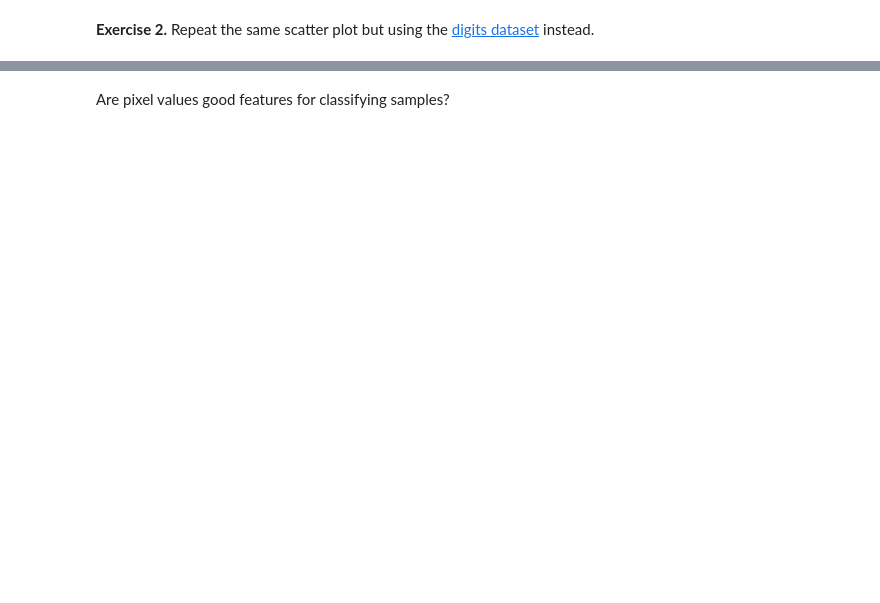
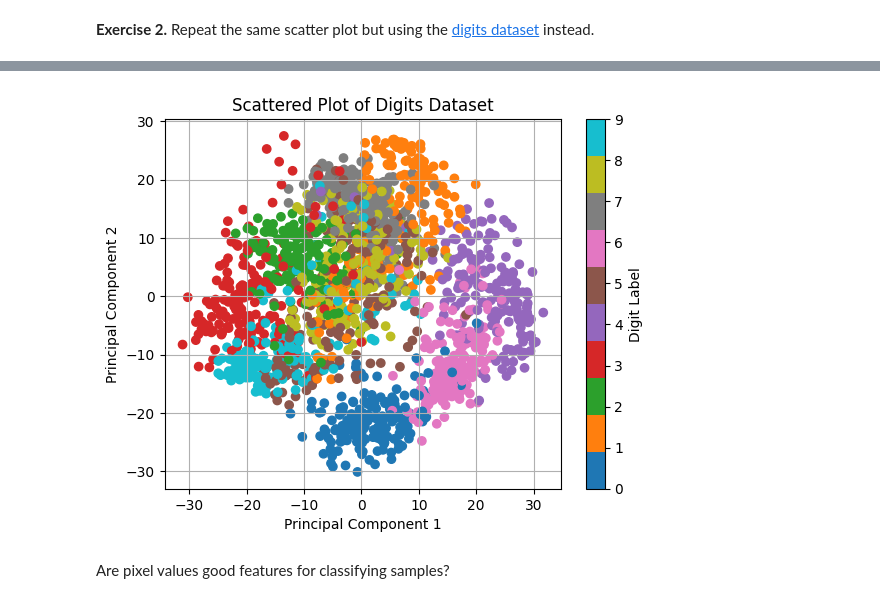
Before and after one commit to Ultiautomation/git-learning, a Jupyter notebook: notebooks/01_python_basics.ipynb, the cells around one changed output, grey strips where cells are left out. Cells and saved outputs as stored; diff of their text form; code cells hidden in the pictures; blank space fills up the shorter version.

```diff
--- a/notebooks/01_python_basics.ipynb
+++ b/notebooks/01_python_basics.ipynb
@@ -530,0 +599,8 @@ X, y = load_digits(return_X_y=True)
+# %%
+from sklearn.datasets import load_digits
+X, y = load_digits(return_X_y=True)
+# Since we have 64 features (8X8), we will need to reduce these dimensions using PCA to 2D inorder to plot on the scattered plot diagram
+from sklearn.decomposition import PCA
+pca = PCA(n_components=2)
+X_pca = pca.fit_transform(X)
+print(X_pca)
@@ -531,2 +615,12 @@ X, y = load_digits(return_X_y=True)
+# %%
+scatter = plt.scatter(X_pca[:,0], X_pca[:,1], c=y, cmap='tab10')
+plt.title('Scattered Plot of Digits Dataset')
+plt.xlabel('Principal Component 1')
+plt.ylabel('Principal Component 2')
+plt.colorbar(scatter, label='Digit Label')
+plt.grid(True)
+plt.show()
+# %% [output]
+[figure, added]
 # %% [markdown]
 Are pixel values good features for classifying samples?
```
Also changed, not shown: parts of 21 cells of this notebook.
